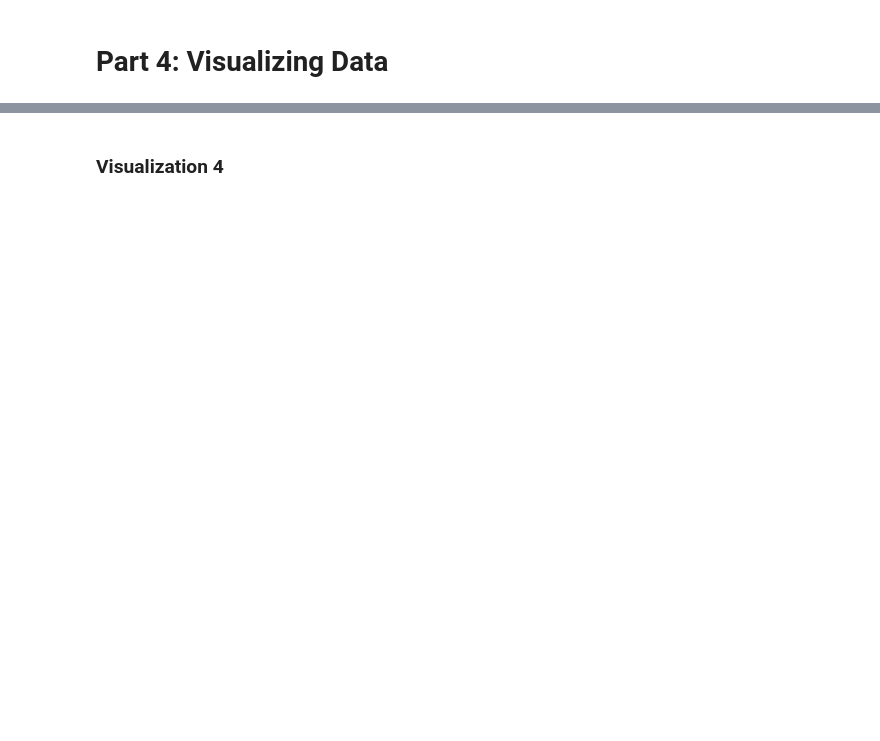
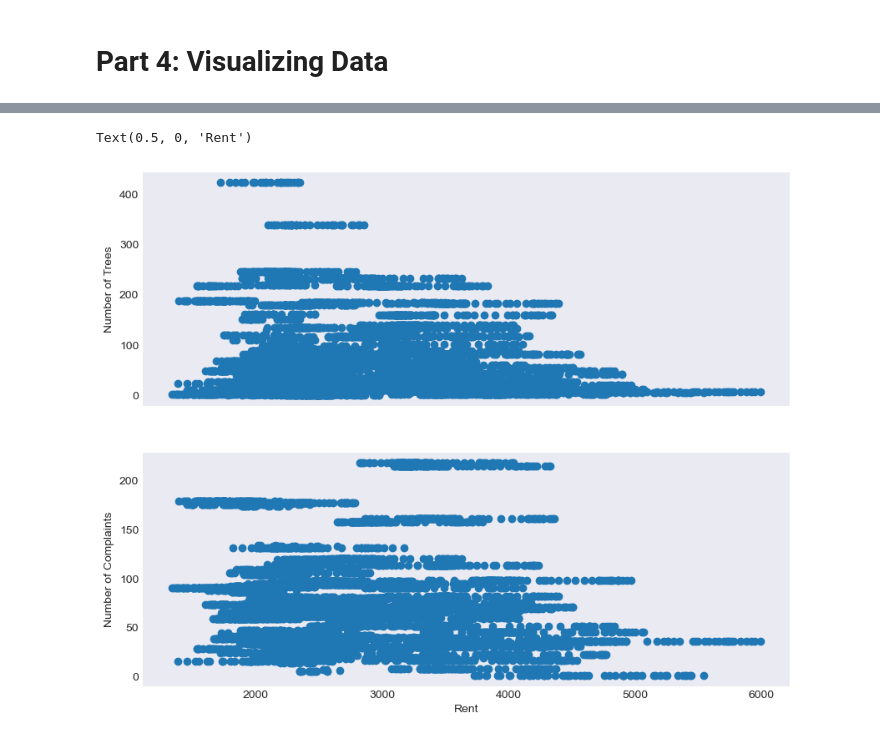
Before and after one commit to Leticia0401/NYC_Apartment_Search, a Jupyter notebook: code.ipynb, the cells around one changed output, grey strips where cells are left out. Drawn from its saved outputs; the diff is of its cells as text; code cells hidden in the pictures; blank space fills up the shorter version.

```diff
--- a/code.ipynb
+++ b/code.ipynb
@@ -714,22 +825,16 @@ trees_by_zip = tree_data.groupby('zipcode').size().reset_index(name='num_trees')
 merged_data = rent_data.merge(trees_by_zip, left_on='rent_zip', right_on='zipcode', how='inner')
 merged_data = merged_data.merge(complaint_by_zip, left_on='rent_zip', right_on='incident_zip', how='inner')
 # %%
-# Create subplots with shared x-axis
+# visualization
 fig, (ax1, ax2) = plt.subplots(2, 1, sharex=True, figsize=(10, 8))
 
-# Plot rent vs. number of trees
 ax1.scatter(merged_data['rent_amount'], merged_data['num_trees'])
 ax1.set_ylabel('Number of Trees')
 
-# Plot rent vs. number of complaints
 ax2.scatter(merged_data['rent_amount'], merged_data['num_complaints'])
 ax2.set_ylabel('Number of Complaints')
 
-# Set common x-axis label
 plt.xlabel('Rent')
-
-# Show the plot
-plt.tight_layout()
-plt.show()
+# %% [output]
+Text(0.5, 0, 'Rent')
+[figure, added]
-# %% [markdown]
-### Visualization 4
```
Also changed, not shown: parts of 54 cells of this notebook.
